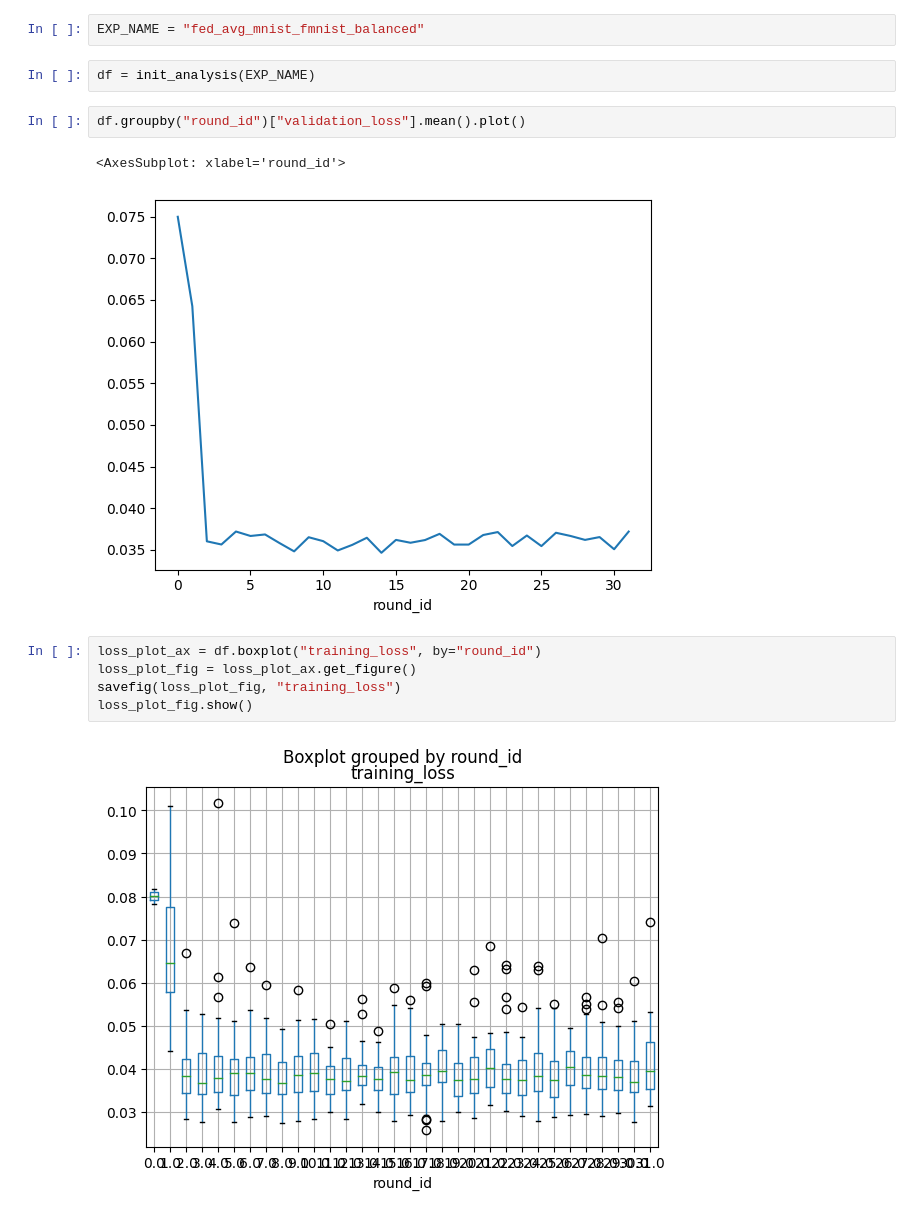
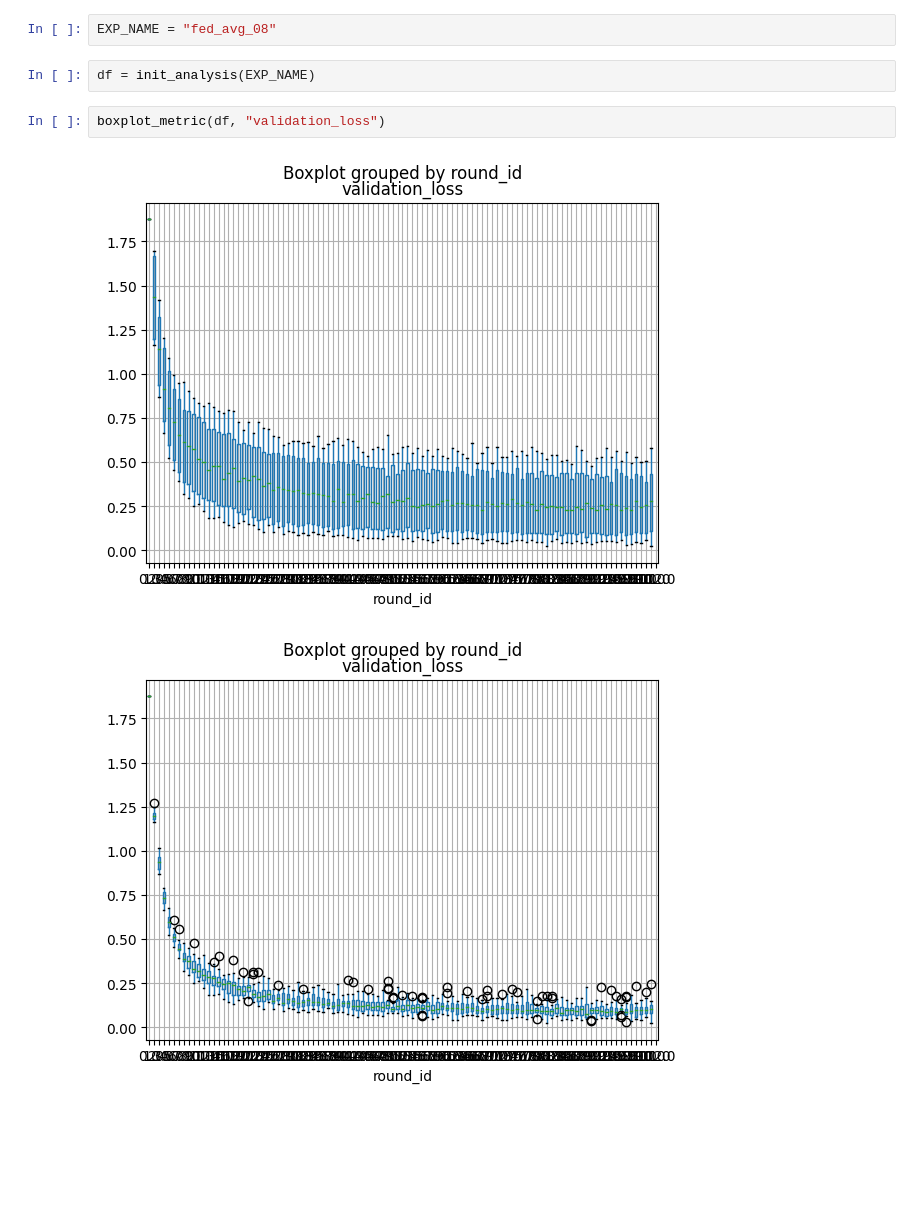
Before and after one commit to Mick00/dml, a Jupyter notebook: notebooks/analytics/fed_avg.ipynb, the cells around one changed output. Cells and saved outputs as stored; diff of their text form; blank space fills up the shorter version.

```diff
--- a/notebooks/analytics/fed_avg.ipynb
+++ b/notebooks/analytics/fed_avg.ipynb
@@ -6,16 +3,9 @@ from notebooks.analytics.utils import get_runs, load_runs, savefig, init_analysi
 # %%
-EXP_NAME = "fed_avg_mnist_fmnist_balanced"
+EXP_NAME = "fed_avg_08"
 # %%
 df = init_analysis(EXP_NAME)
-# %%
-df.groupby("round_id")["validation_loss"].mean().plot()
-# %% [output]
-<AxesSubplot: xlabel='round_id'>
-[figure, removed]
-# %%
-loss_plot_ax = df.boxplot("training_loss", by="round_id")
-loss_plot_fig = loss_plot_ax.get_figure()
-savefig(loss_plot_fig, "training_loss")
-loss_plot_fig.show()
-# %% [output]
-[figure, removed]
+# %%
+boxplot_metric(df, "validation_loss")
+# %% [output]
+[figure, added]
+[figure, added]
```
Also changed, not shown: parts of 4 cells of this notebook, 43 other files.
